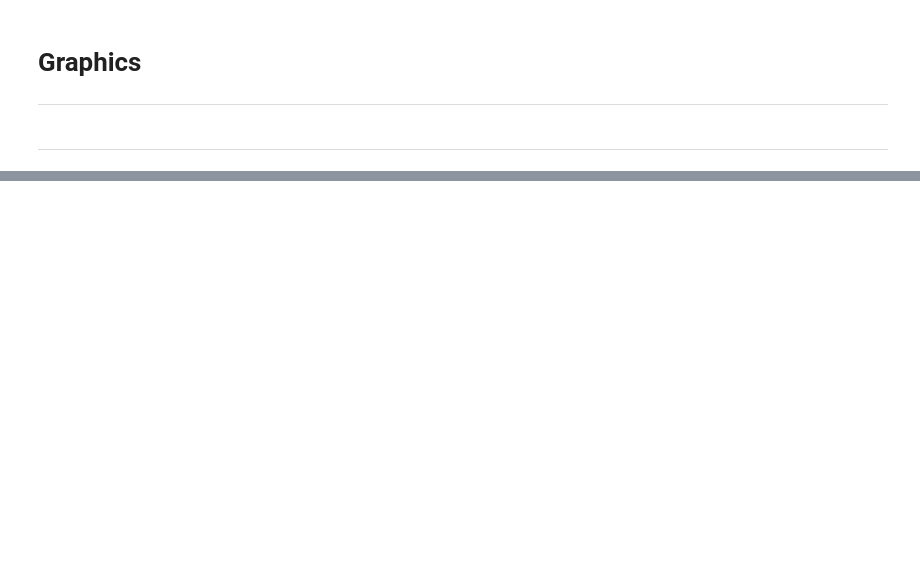
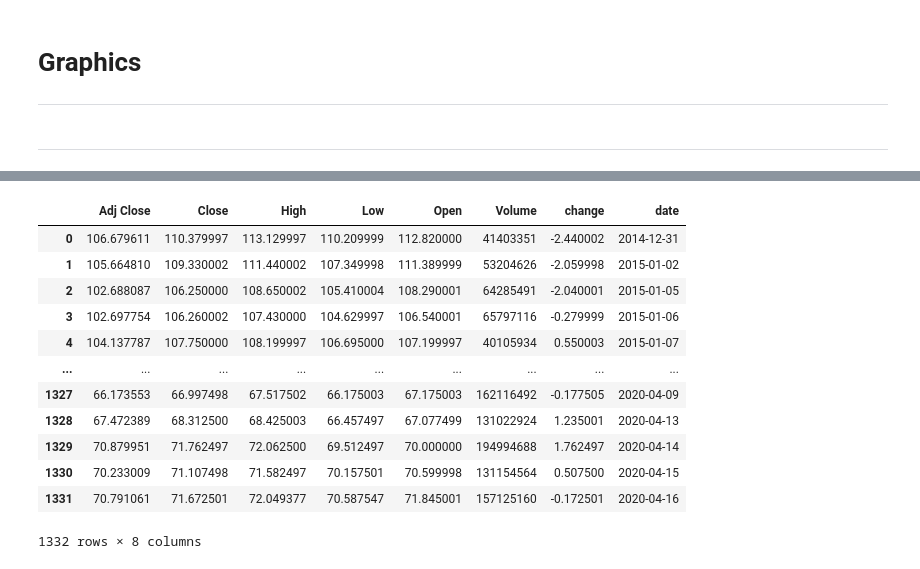
Before and after one commit to raphaelattias/apple-stock-analytics, a Jupyter notebook: raph_jtm.ipynb, the cells around one changed output, grey strips where cells are left out. Cells and saved outputs as stored; diff of their text form; code cells hidden in the pictures; blank space fills up the shorter version.

```diff
--- a/raph_jtm.ipynb
+++ b/raph_jtm.ipynb
@@ -497,0 +582,32 @@ try_.rolling(window = 3).mean()
+# %%
+stock_name = "AAPL"
+year_start = 2015
+year_end = 2020
+
+apple_stock_market = yf.download(stock_name, start=f'{year_start}-01-01', end=f'{year_end}-12-31', progress = False)
+apple_stock_market.reset_index(inplace=True)
+date_max = '2020-04-16'
+apple_stock_market = apple_stock_market[apple_stock_market.Date <= date_max]
+
+apple_stock_market = apple_stock_market.copy()
+apple_stock_market['change'] = apple_stock_market.Close - apple_stock_market.Open
+
+apple_stock_market['date'] = apple_stock_market['Date']
+
+apple_stock_market = apple_stock_market[apple_stock_market.columns.difference(['Date'])]
+
+display(apple_stock_market)
+# %% [output]
+|  | Adj Close | Close | High | Low | Open | Volume | change | date |
+| 0 | 106.679611 | 110.379997 | 113.129997 | 110.209999 | 112.820000 | 41403351 | -2.440002 | 2014-12-31 |
+| 1 | 105.664810 | 109.330002 | 111.440002 | 107.349998 | 111.389999 | 53204626 | -2.059998 | 2015-01-02 |
+| 2 | 102.688087 | 106.250000 | 108.650002 | 105.410004 | 108.290001 | 64285491 | -2.040001 | 2015-01-05 |
+| 3 | 102.697754 | 106.260002 | 107.430000 | 104.629997 | 106.540001 | 65797116 | -0.279999 | 2015-01-06 |
+| 4 | 104.137787 | 107.750000 | 108.199997 | 106.695000 | 107.199997 | 40105934 | 0.550003 | 2015-01-07 |
+| ... | ... | ... | ... | ... | ... | ... | ... | ... |
+| 1327 | 66.173553 | 66.997498 | 67.517502 | 66.175003 | 67.175003 | 162116492 | -0.177505 | 2020-04-09 |
+| 1328 | 67.472389 | 68.312500 | 68.425003 | 66.457497 | 67.077499 | 131022924 | 1.235001 | 2020-04-13 |
+| 1329 | 70.879951 | 71.762497 | 72.062500 | 69.512497 | 70.000000 | 194994688 | 1.762497 | 2020-04-14 |
+| 1330 | 70.233009 | 71.107498 | 71.582497 | 70.157501 | 70.599998 | 131154564 | 0.507500 | 2020-04-15 |
+| 1331 | 70.791061 | 71.672501 | 72.049377 | 70.587547 | 71.845001 | 157125160 | -0.172501 | 2020-04-16 |
+1332 rows × 8 columns
```
Also changed, not shown: parts of 20 cells of this notebook, 2 other files.
